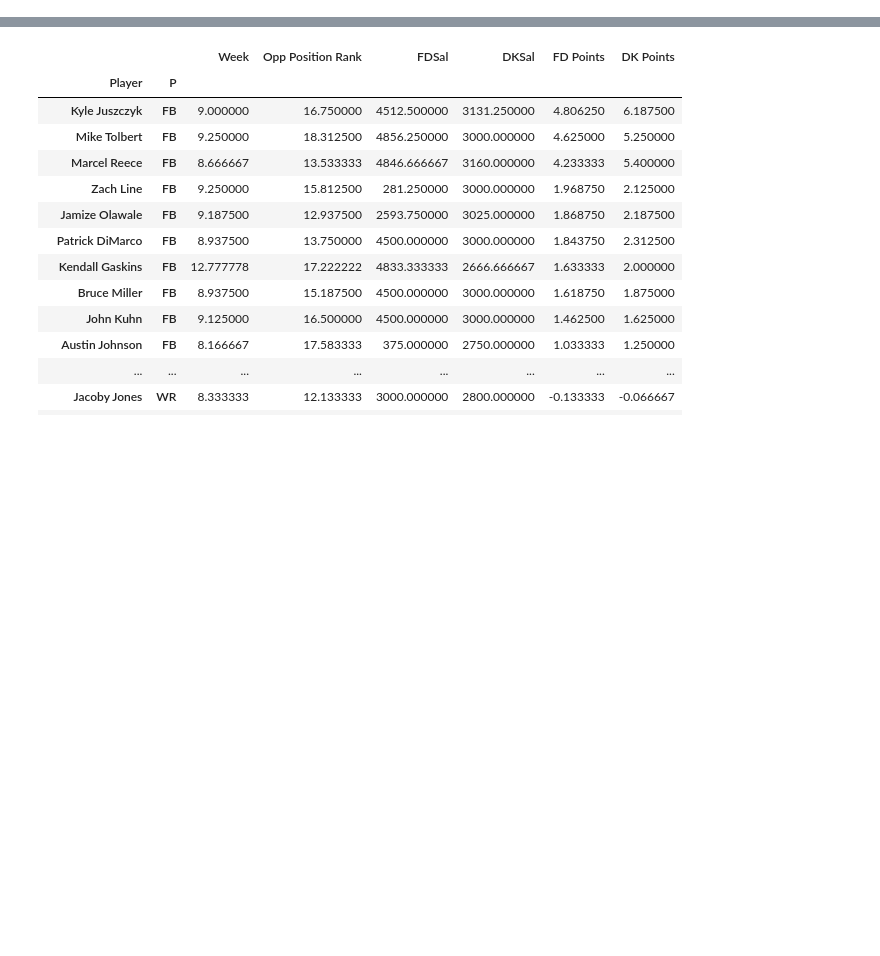
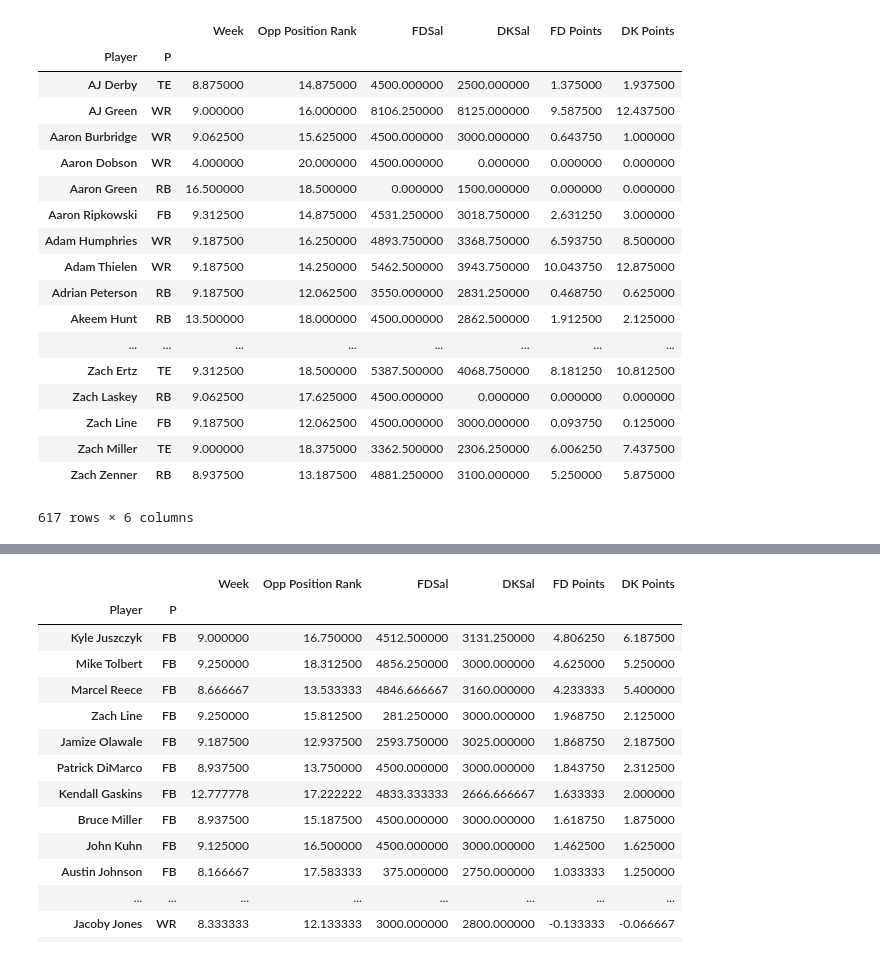
Before and after one commit to ummearusha/Project1, a Jupyter notebook: top20Player.ipynb, the cells around one changed output, grey strips where cells are left out. Saved outputs shown, nothing was run; the diff lists cells and outputs as text; code cells hidden in the pictures; blank space fills up the shorter version.

Commit message:
Update top20Player and added dashboard

```diff
--- a/top20Player.ipynb
+++ b/top20Player.ipynb
@@ -54,0 +56,23 @@ df_player_avg_points
+# %%
+df_player_avg_points_2 = df_2.groupby(['Player','P']).mean()
+df_player_avg_points_2
+# %% [output]
+|  |  | Week | Opp Position Rank | FDSal | DKSal | FD Points | DK Points |
+| Player | P |  |  |  |  |  |  |
+| AJ Derby | TE | 8.875000 | 14.875000 | 4500.000000 | 2500.000000 | 1.375000 | 1.937500 |
+| AJ Green | WR | 9.000000 | 16.000000 | 8106.250000 | 8125.000000 | 9.587500 | 12.437500 |
+| Aaron Burbridge | WR | 9.062500 | 15.625000 | 4500.000000 | 3000.000000 | 0.643750 | 1.000000 |
+| Aaron Dobson | WR | 4.000000 | 20.000000 | 4500.000000 | 0.000000 | 0.000000 | 0.000000 |
+| Aaron Green | RB | 16.500000 | 18.500000 | 0.000000 | 1500.000000 | 0.000000 | 0.000000 |
+| Aaron Ripkowski | FB | 9.312500 | 14.875000 | 4531.250000 | 3018.750000 | 2.631250 | 3.000000 |
+| Adam Humphries | WR | 9.187500 | 16.250000 | 4893.750000 | 3368.750000 | 6.593750 | 8.500000 |
+| Adam Thielen | WR | 9.187500 | 14.250000 | 5462.500000 | 3943.750000 | 10.043750 | 12.875000 |
+| Adrian Peterson | RB | 9.187500 | 12.062500 | 3550.000000 | 2831.250000 | 0.468750 | 0.625000 |
+| Akeem Hunt | RB | 13.500000 | 18.000000 | 4500.000000 | 2862.500000 | 1.912500 | 2.125000 |
+| ... | ... | ... | ... | ... | ... | ... | ... |
+| Zach Ertz | TE | 9.312500 | 18.500000 | 5387.500000 | 4068.750000 | 8.181250 | 10.812500 |
+| Zach Laskey | RB | 9.062500 | 17.625000 | 4500.000000 | 0.000000 | 0.000000 | 0.000000 |
+| Zach Line | FB | 9.187500 | 12.062500 | 4500.000000 | 3000.000000 | 0.093750 | 0.125000 |
+| Zach Miller | TE | 9.000000 | 18.375000 | 3362.500000 | 2306.250000 | 6.006250 | 7.437500 |
+| Zach Zenner | RB | 8.937500 | 13.187500 | 4881.250000 | 3100.000000 | 5.250000 | 5.875000 |
+617 rows × 6 columns
```
Also changed, not shown: parts of 30 cells of this notebook, 1 other file.
